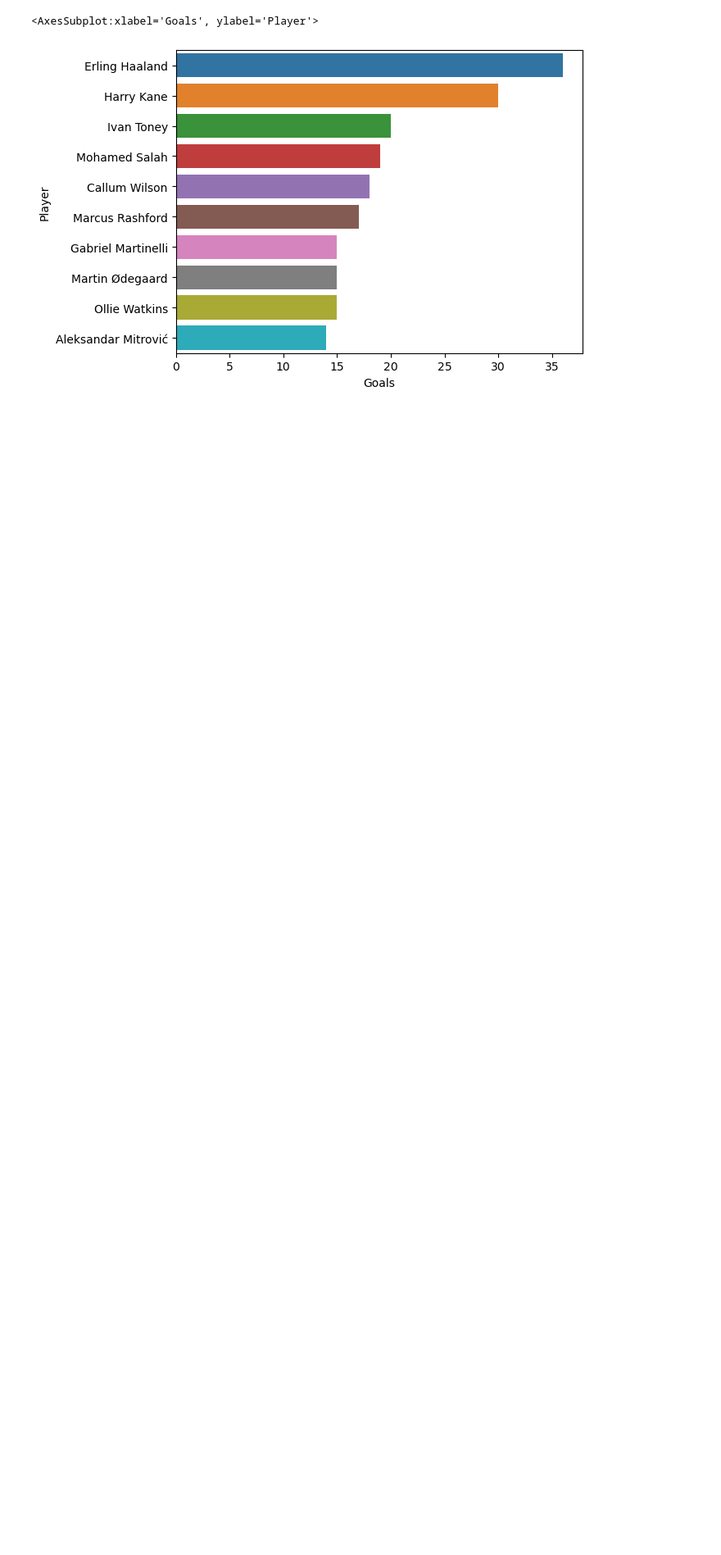
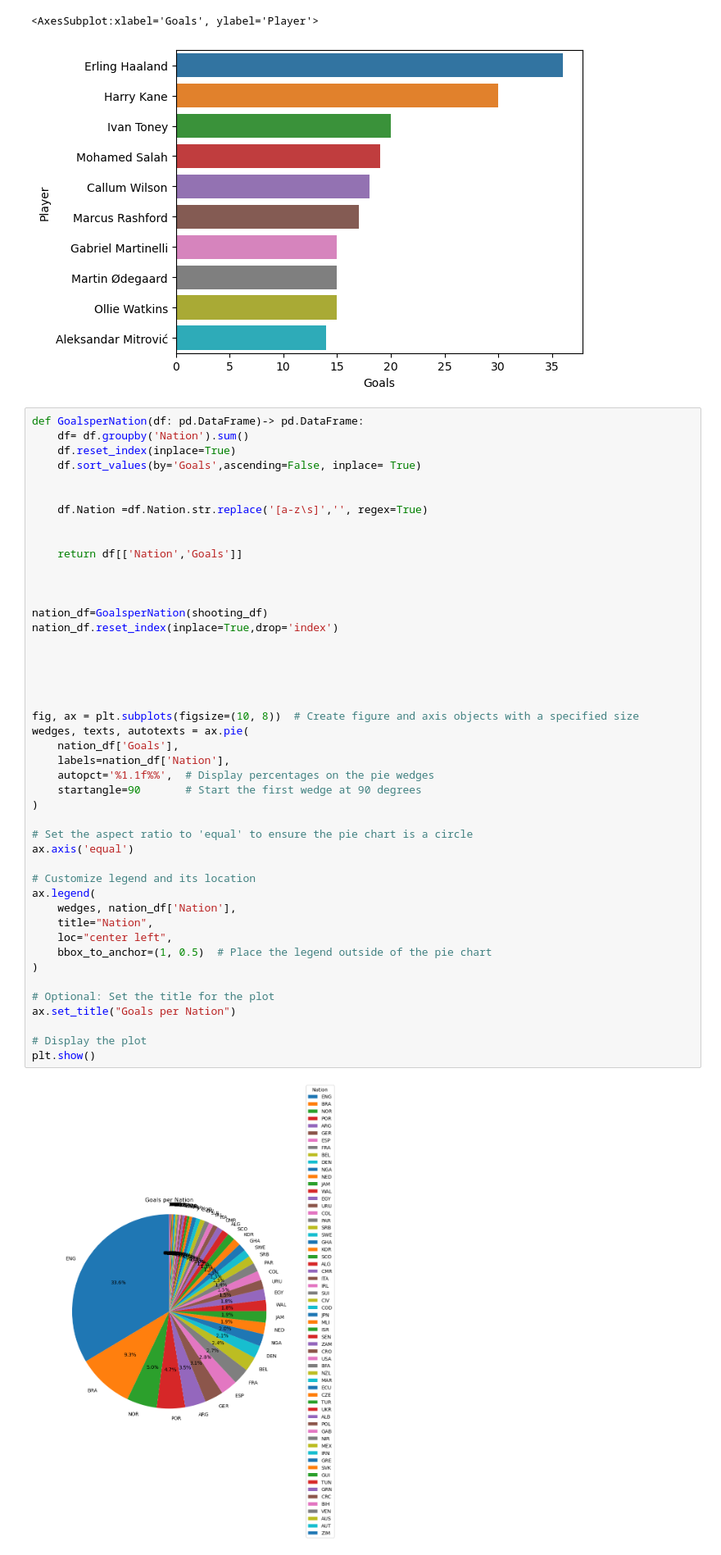
Before and after one commit to cokoli4315/Prem2022-23-data, a Jupyter notebook: Premier_league_top_scorer.ipynb, the cells around one changed output. Shown at 82% size. Drawn from its saved outputs; the diff is of its cells as text; blank space fills up the shorter version.

```diff
--- a/Premier_league_top_scorer.ipynb
+++ b/Premier_league_top_scorer.ipynb
@@ -101,6 +90,53 @@ sns.barplot(x='Goals',y='Player',data=top10Goals)
 # %% [output]
 <AxesSubplot:xlabel='Goals', ylabel='Player'>
 [figure]
+# %%
+def GoalsperNation(df: pd.DataFrame)-> pd.DataFrame:
+    df= df.groupby('Nation').sum()
+    df.reset_index(inplace=True)
+    df.sort_values(by='Goals',ascending=False, inplace= True)
+
+
+    df.Nation =df.Nation.str.replace('[a-z\s]','', regex=True)
+
+
+    return df[['Nation','Goals']]
+
+
+
+nation_df=GoalsperNation(shooting_df)
+nation_df.reset_index(inplace=True,drop='index')
+
+
+
+
+
+fig, ax = plt.subplots(figsize=(10, 8))  # Create figure and axis objects with a specified size
+wedges, texts, autotexts = ax.pie(
+    nation_df['Goals'],
+    labels=nation_df['Nation'],
+    autopct='%1.1f%%',  # Display percentages on the pie wedges
+    startangle=90       # Start the first wedge at 90 degrees
+)
+
+# Set the aspect ratio to 'equal' to ensure the pie chart is a circle
+ax.axis('equal')
+
+# Customize legend and its location
+ax.legend(
+    wedges, nation_df['Nation'],
+    title="Nation",
+    loc="center left",
+    bbox_to_anchor=(1, 0.5)  # Place the legend outside of the pie chart
+)
+
+# Optional: Set the title for the plot
+ax.set_title("Goals per Nation")
+
+# Display the plot
+plt.show()
+# %% [output]
+[figure, added]
 # %% [markdown]
 # # Most Effecient Scorers
 
```
Also changed, not shown: parts of 8 cells of this notebook.
